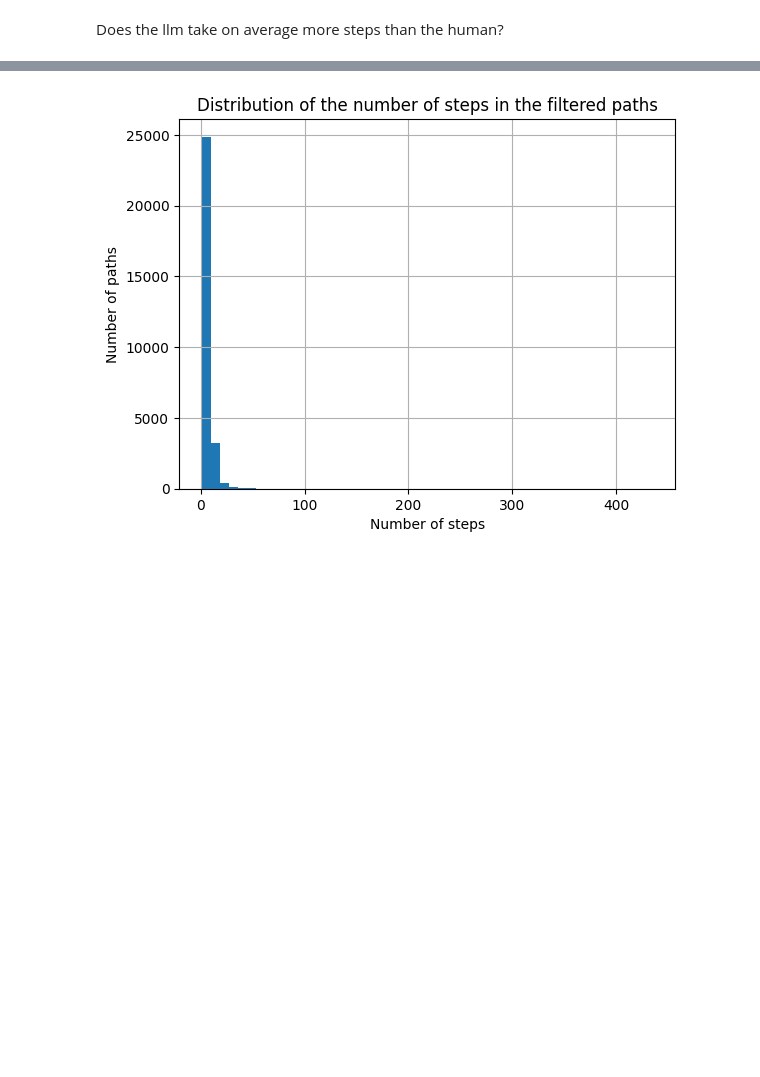
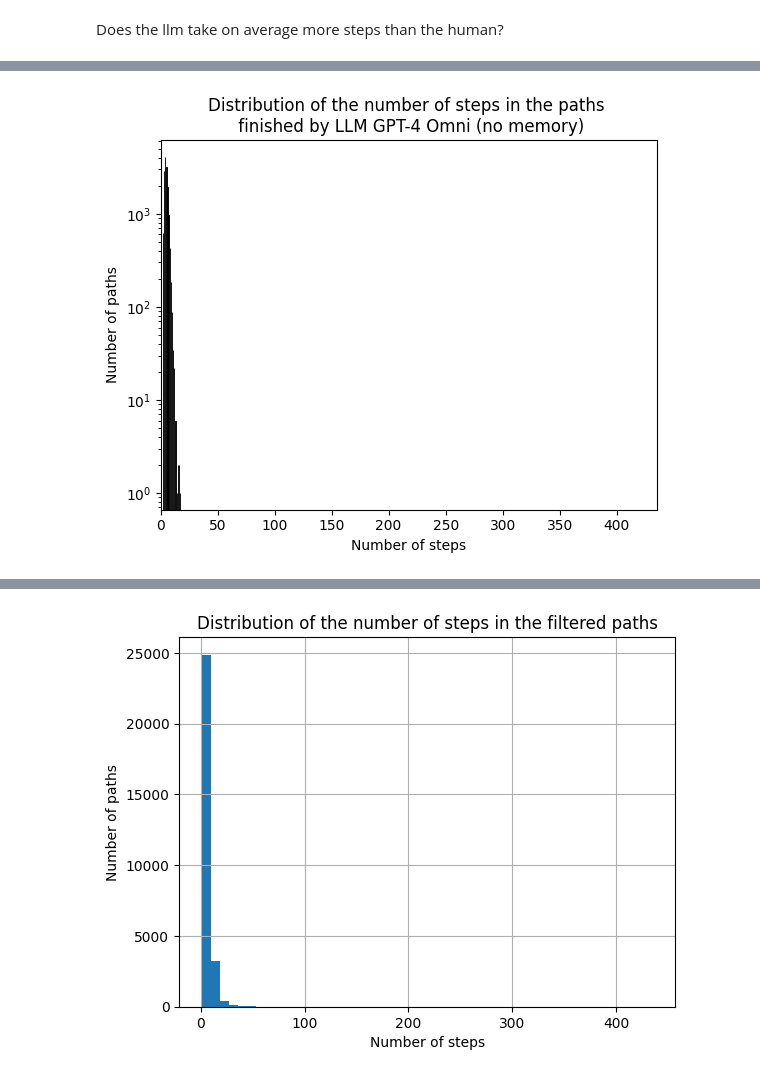
Before and after one commit to epfl-ada/ada-2024-project-adaspeedia, a Jupyter notebook: questions.ipynb, the cells around one changed output, grey strips where cells are left out. Cells and saved outputs as stored; diff of their text form; code cells hidden in the pictures; blank space fills up the shorter version.

```diff
--- a/questions.ipynb
+++ b/questions.ipynb
@@ -34 +54,10 @@ plt.show()
+# %%
+sns.histplot(llm_paths_all_gpt4omini_no_memory['path_length'], bins=50, color='black', label='')
+plt.xlim(0, paths_finished['path_length'].max())
+plt.xlabel('Number of steps')
+plt.ylabel('Number of paths')
+plt.title('Distribution of the number of steps in the paths \n finished by LLM GPT-4 Omni (no memory)')
+plt.yscale('log')
+# %% [output]
+[figure, added]
 # %%
```
Also changed, not shown: parts of 6 cells of this notebook, 2 other files.
